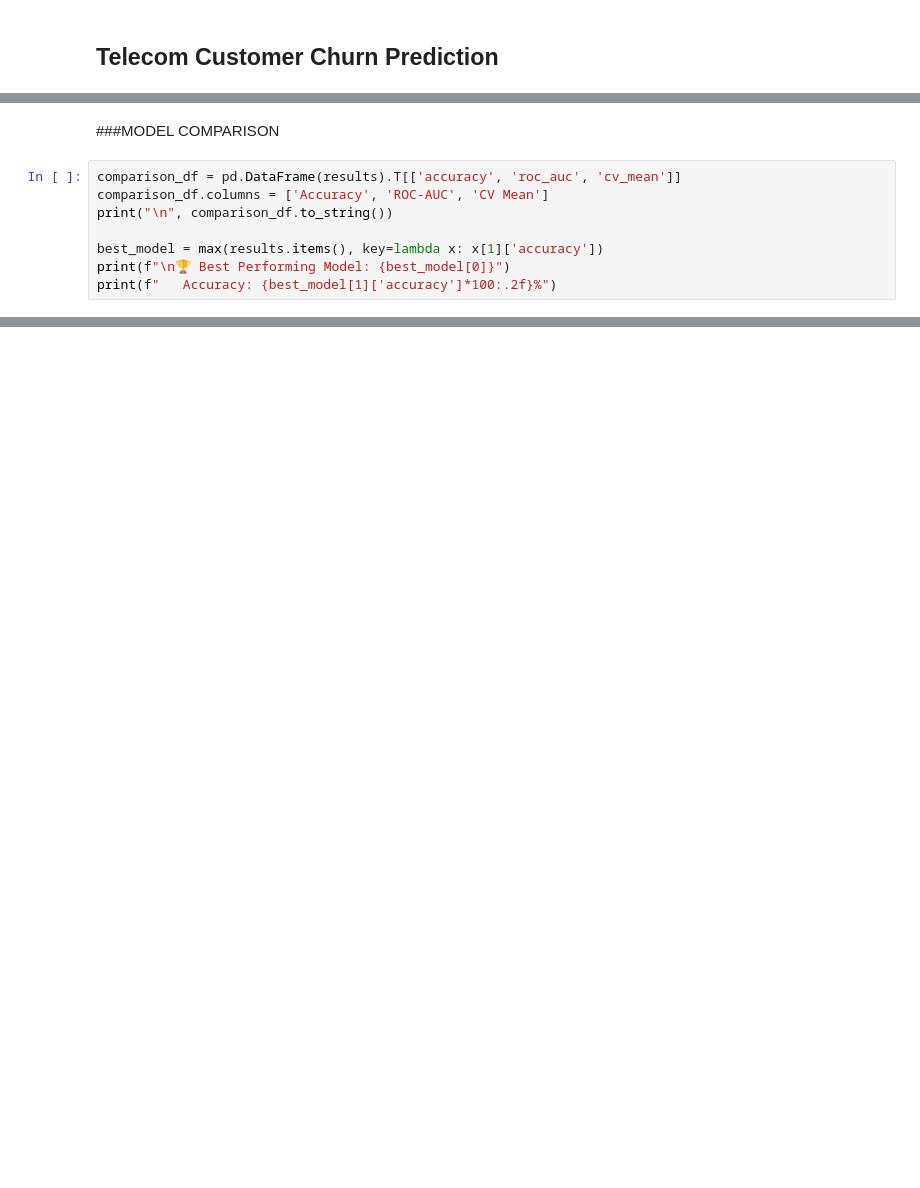
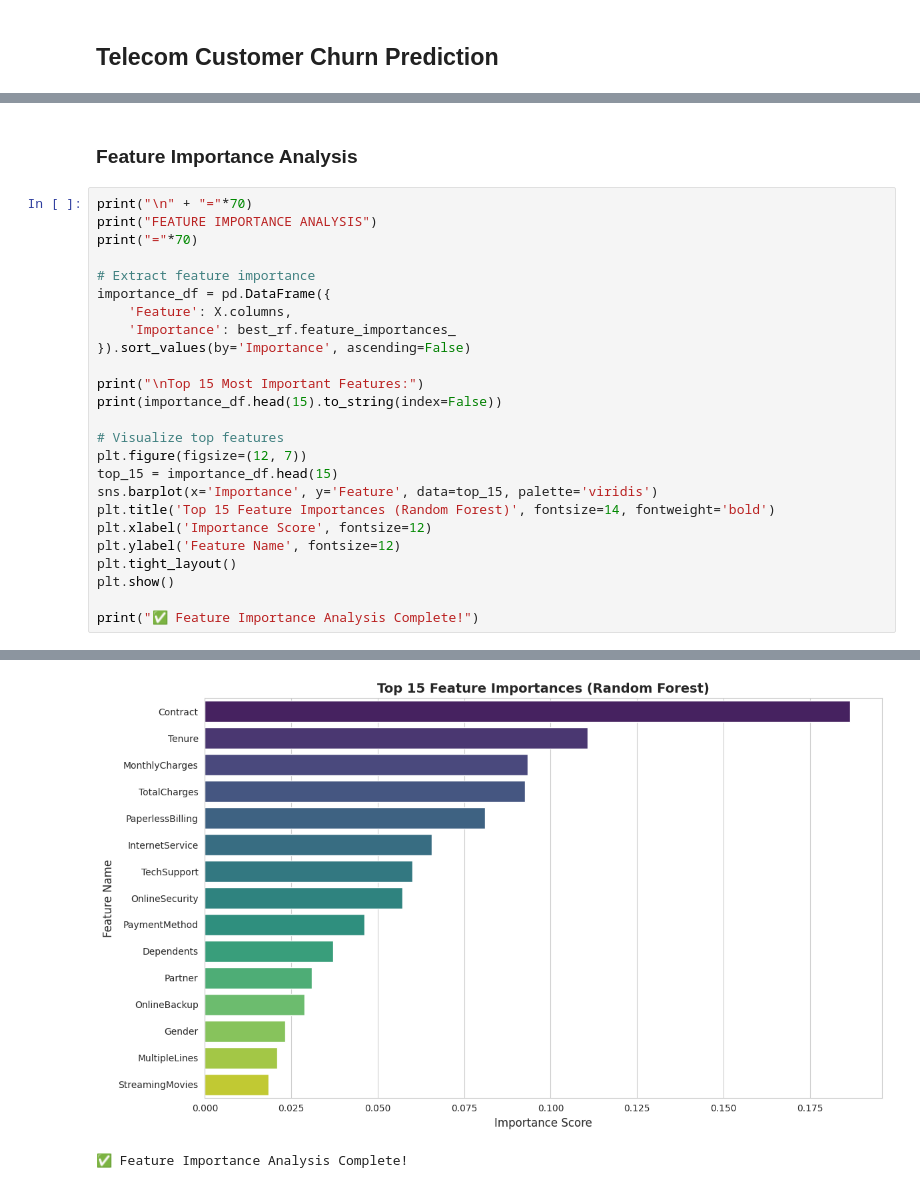
Before and after one commit to sathish-2424/Customer-Churn-Prediction, a Jupyter notebook: telecom_customer_churn_prediction.ipynb, the cells around one changed output, grey strips where cells are left out. Saved outputs shown, nothing was run; the diff lists cells and outputs as text; blank space fills up the shorter version.

```diff
--- a/telecom_customer_churn_prediction.ipynb
+++ b/telecom_customer_churn_prediction.ipynb
@@ -155,11 +333,28 @@ Top 10 Features by Importance:
 # %% [markdown]
-###MODEL COMPARISON
+### Feature Importance Analysis
 # %%
-comparison_df = pd.DataFrame(results).T[['accuracy', 'roc_auc', 'cv_mean']]
-comparison_df.columns = ['Accuracy', 'ROC-AUC', 'CV Mean']
-print("\n", comparison_df.to_string())
+print("\n" + "="*70)
+print("FEATURE IMPORTANCE ANALYSIS")
+print("="*70)
 
-best_model = max(results.items(), key=lambda x: x[1]['accuracy'])
-print(f"\n🏆 Best Performing Model: {best_model[0]}")
-print(f"   Accuracy: {best_model[1]['accuracy']*100:.2f}%")
+# Extract feature importance
+importance_df = pd.DataFrame({
+    'Feature': X.columns,
+    'Importance': best_rf.feature_importances_
+}).sort_values(by='Importance', ascending=False)
+
+print("\nTop 15 Most Important Features:")
+print(importance_df.head(15).to_string(index=False))
+
+# Visualize top features
+plt.figure(figsize=(12, 7))
+top_15 = importance_df.head(15)
+sns.barplot(x='Importance', y='Feature', data=top_15, palette='viridis')
+plt.title('Top 15 Feature Importances (Random Forest)', fontsize=14, fontweight='bold')
+plt.xlabel('Importance Score', fontsize=12)
+plt.ylabel('Feature Name', fontsize=12)
+plt.tight_layout()
+plt.show()
+
+print("✅ Feature Importance Analysis Complete!")
 # %% [output]
@@ -172 +378,3 @@ Random Forest        0.848087  0.930135  0.856718
+[figure, added]
+✅ Feature Importance Analysis Complete!
 # %% [markdown]
```
Also changed, not shown: parts of 26 cells of this notebook, 5 other files.
